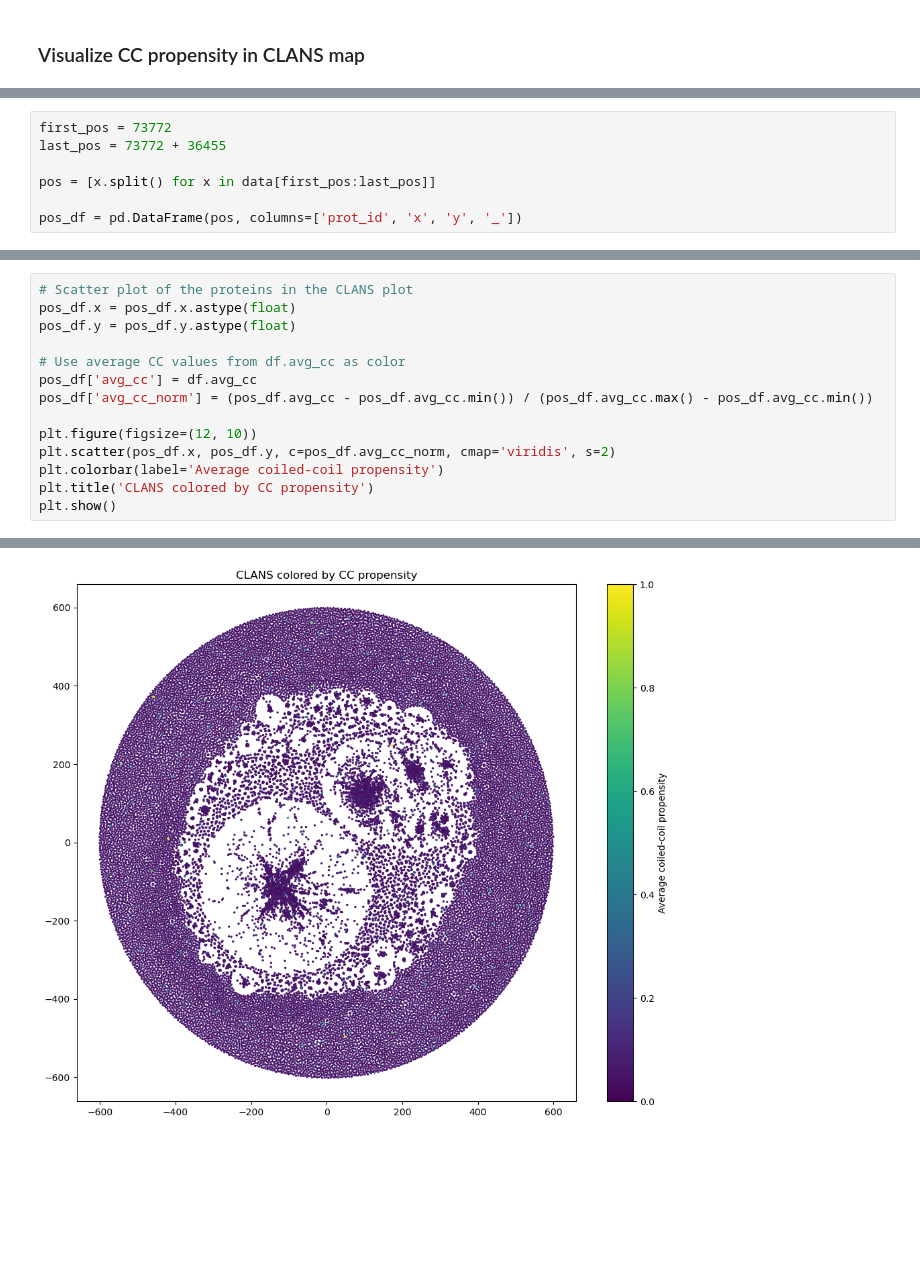
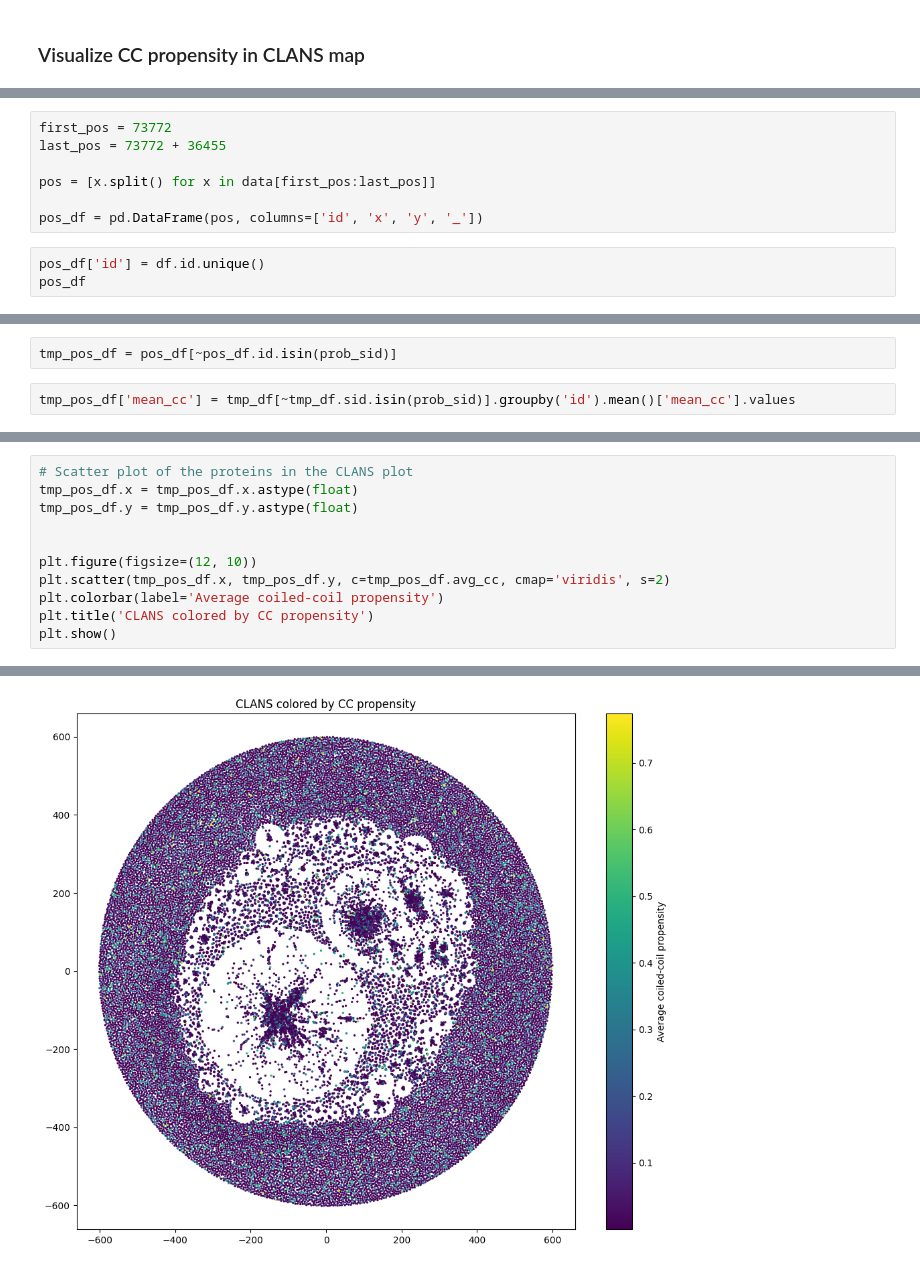
Before and after one commit to donEnno/hendecads, a Jupyter notebook: deepcoil_analysis/hendecad_prep.ipynb, the cells around one changed output, grey strips where cells are left out. Cells and saved outputs as stored; diff of their text form; blank space fills up the shorter version.

```diff
--- a/deepcoil_analysis/hendecad_prep.ipynb
+++ b/deepcoil_analysis/hendecad_prep.ipynb
@@ -186,4 +280,7 @@ last_pos = 73772 + 36455
 
 pos = [x.split() for x in data[first_pos:last_pos]]
 
-pos_df = pd.DataFrame(pos, columns=['prot_id', 'x', 'y', '_'])
+pos_df = pd.DataFrame(pos, columns=['id', 'x', 'y', '_'])
+# %%
+pos_df['id'] = df.id.unique()
+pos_df
@@ -189,0 +301,4 @@ pos_df = pd.DataFrame(pos, columns=['prot_id', 'x', 'y', '_'])
+# %%
+tmp_pos_df = pos_df[~pos_df.id.isin(prob_sid)]
+# %%
+tmp_pos_df['mean_cc'] = tmp_df[~tmp_df.sid.isin(prob_sid)].groupby('id').mean()['mean_cc'].values
@@ -190,14 +327,11 @@ pos_df = pd.DataFrame(pos, columns=['prot_id', 'x', 'y', '_'])
 # %%
 # Scatter plot of the proteins in the CLANS plot
-pos_df.x = pos_df.x.astype(float)
-pos_df.y = pos_df.y.astype(float)
+tmp_pos_df.x = tmp_pos_df.x.astype(float)
+tmp_pos_df.y = tmp_pos_df.y.astype(float)
 
-# Use average CC values from df.avg_cc as color
-pos_df['avg_cc'] = df.avg_cc
-pos_df['avg_cc_norm'] = (pos_df.avg_cc - pos_df.avg_cc.min()) / (pos_df.avg_cc.max() - pos_df.avg_cc.min())
 
 plt.figure(figsize=(12, 10))
-plt.scatter(pos_df.x, pos_df.y, c=pos_df.avg_cc_norm, cmap='viridis', s=2)
+plt.scatter(tmp_pos_df.x, tmp_pos_df.y, c=tmp_pos_df.avg_cc, cmap='viridis', s=2)
 plt.colorbar(label='Average coiled-coil propensity')
 plt.title('CLANS colored by CC propensity')
 plt.show()
@@ -205 +344 @@ plt.show()
-[figure, old version]
+[figure, new version]
```
Also changed, not shown: parts of 58 cells of this notebook, 2 other files.
